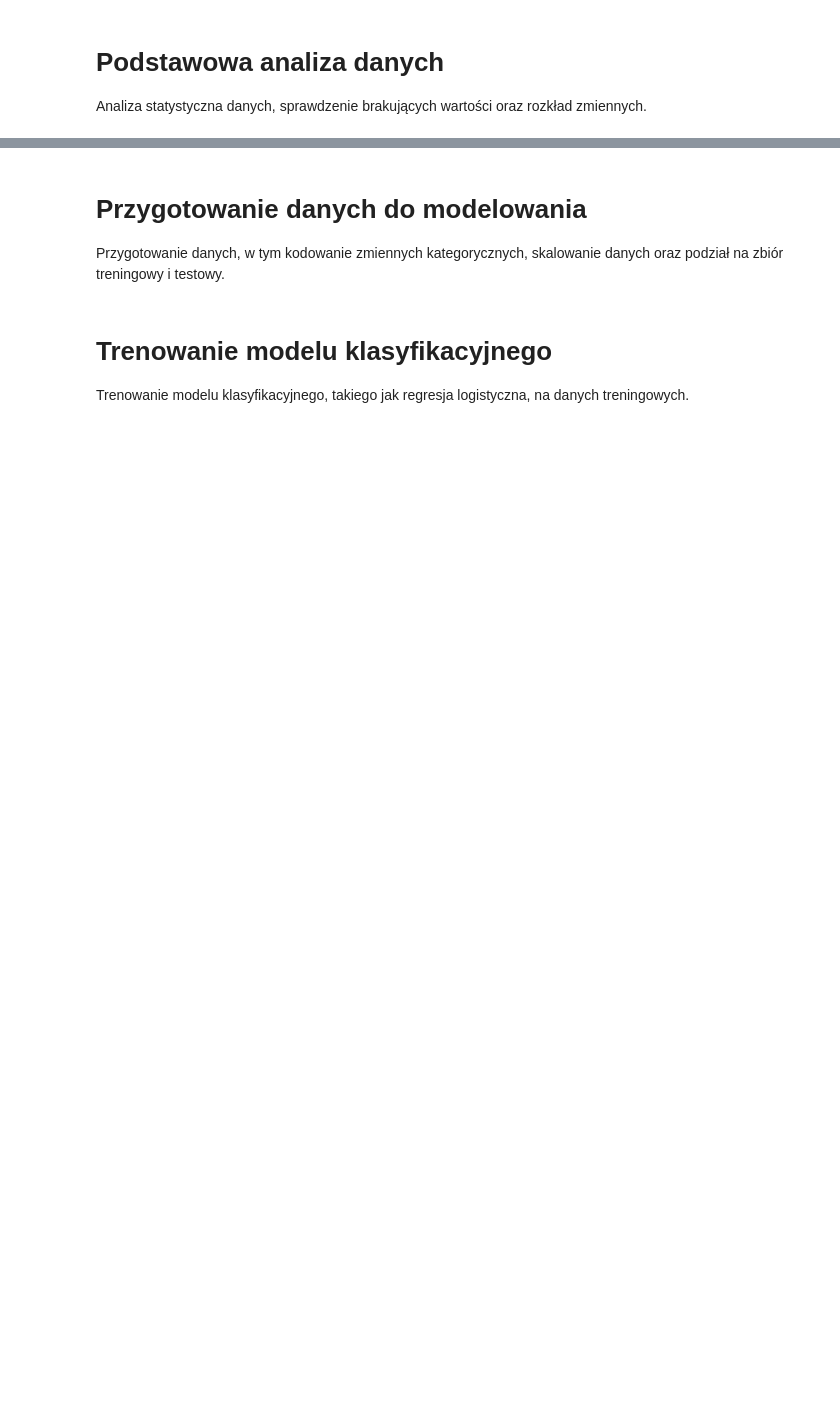
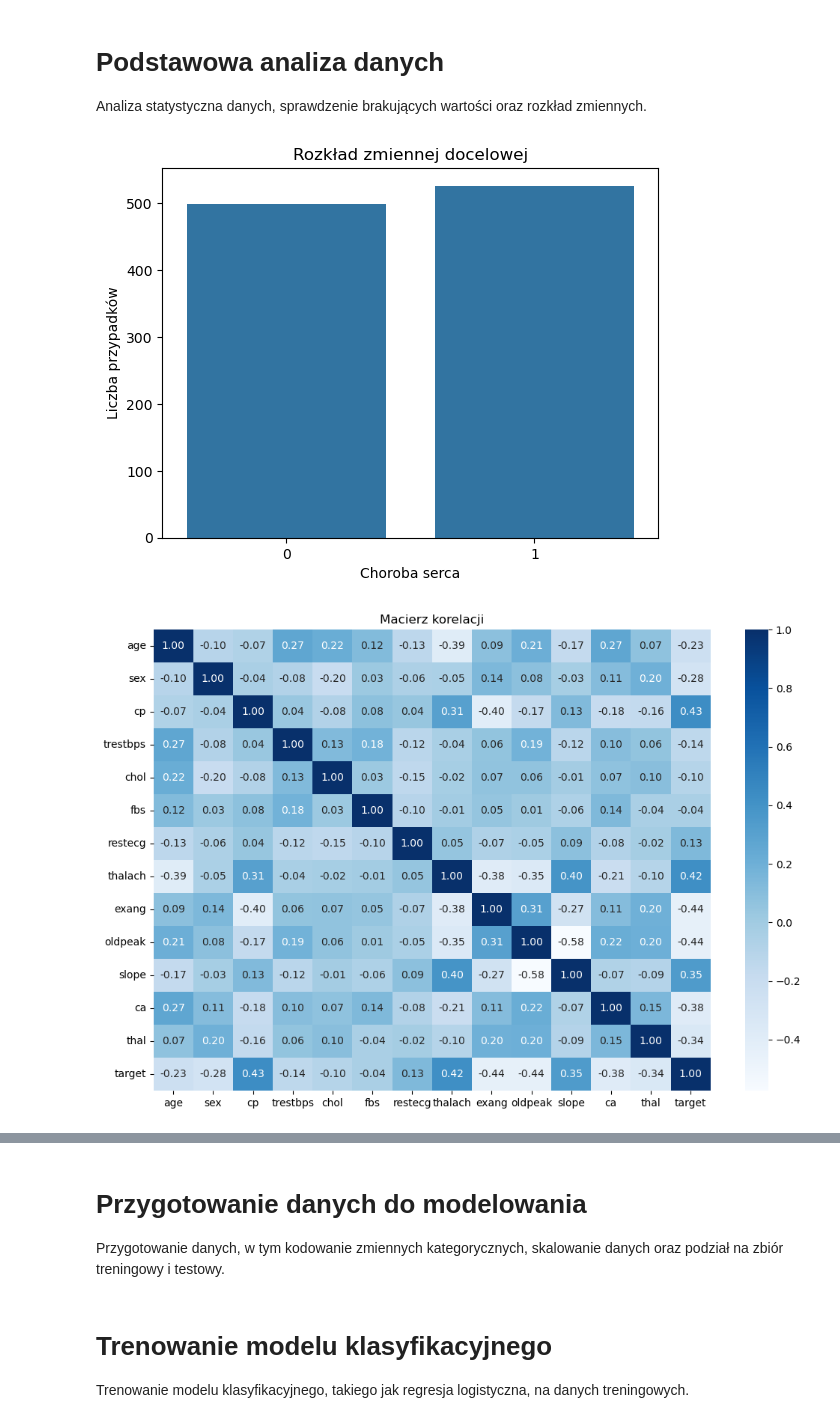
Before and after one commit to LiCHUTKO/heart-attack-analisys, a Jupyter notebook: notebook.ipynb, the cells around one changed output, grey strips where cells are left out. Saved outputs shown, nothing was run; the diff lists cells and outputs as text; code cells hidden in the pictures; blank space fills up the shorter version.

```diff
--- a/notebook.ipynb
+++ b/notebook.ipynb
@@ -39,3 +45,37 @@ data.head()
 # %% [markdown]
 # Podstawowa analiza danych
 Analiza statystyczna danych, sprawdzenie brakujących wartości oraz rozkład zmiennych.
+# %%
+sns.countplot(x='target', data=data)
+plt.title('Rozkład zmiennej docelowej')
+plt.xlabel('Choroba serca')
+plt.ylabel('Liczba przypadków')
+plt.show()
+
+plt.figure(figsize=(12, 8))
+sns.heatmap(data.corr(), annot=True, fmt='.2f', cmap='Blues')
+plt.title('Macierz korelacji')
+plt.show()
+
+columns_explanation = {
+    'age': 'Wiek pacjenta',
+    'sex': 'Płeć pacjenta (1 = mężczyzna, 0 = kobieta)',
+    'cp': 'Rodzaj bólu w klatce piersiowej (0-3)',
+    'trestbps': 'Spoczynkowe ciśnienie krwi (mm Hg)',
+    'chol': 'Poziom cholesterolu (mg/dl)',
+    'fbs': 'Cukier we krwi na czczo > 120 mg/dl (1 = prawda, 0 = fałsz)',
+    'restecg': 'Wynik elektrokardiograficzny (0-2)',
+    'thalach': 'Maksymalne tętno',
+    'exang': 'Wysiłkowy ból w klatce piersiowej (1 = tak, 0 = nie)',
+    'oldpeak': 'Depresja ST wywołana wysiłkiem w stosunku do odpoczynku',
+    'slope': 'Nachylenie szczytowego segmentu ST (0-2)',
+    'ca': 'Liczba głównych naczyń (0-3) zabarwionych fluoroskopią',
+    'thal': 'Thalassemia (1 = normalny, 2 = stały defekt, 3 = odwracalny defekt)',
+    'target': 'Choroba serca (1 = obecna, 0 = nieobecna)'
+}
+
+for col, explanation in columns_explanation.items():
+    print(f'{col}: {explanation}')
+# %% [output]
+[figure, added]
+[figure, added]
```
Also changed, not shown: parts of 14 cells of this notebook.
